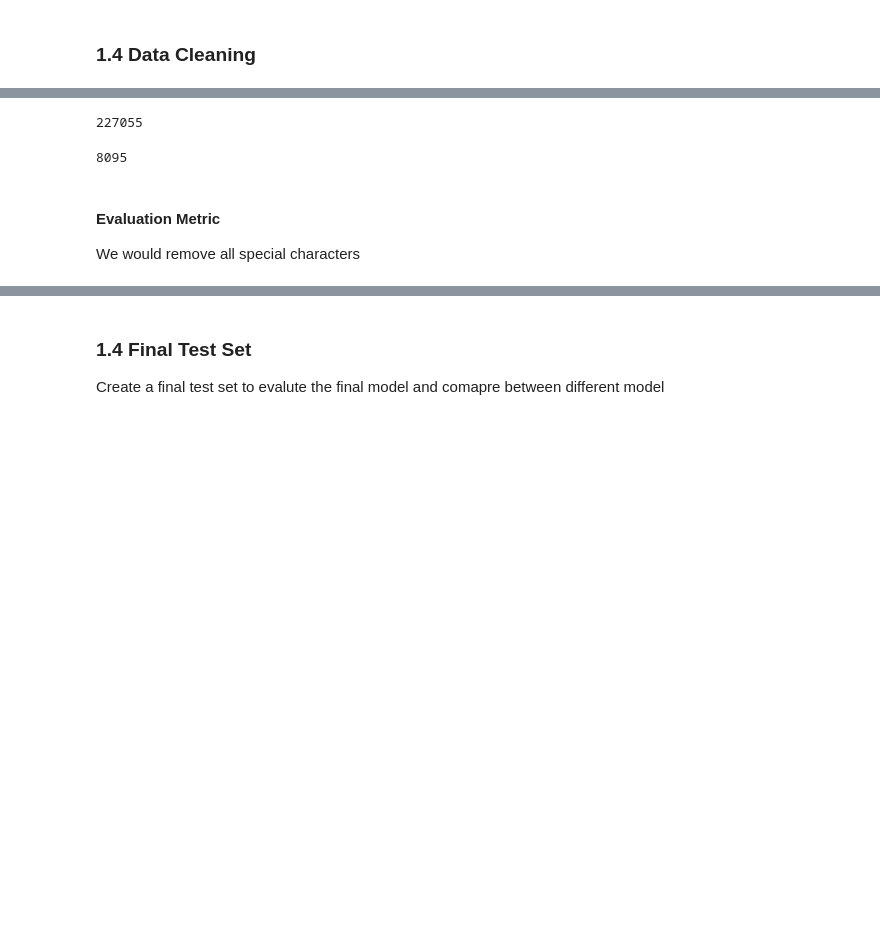
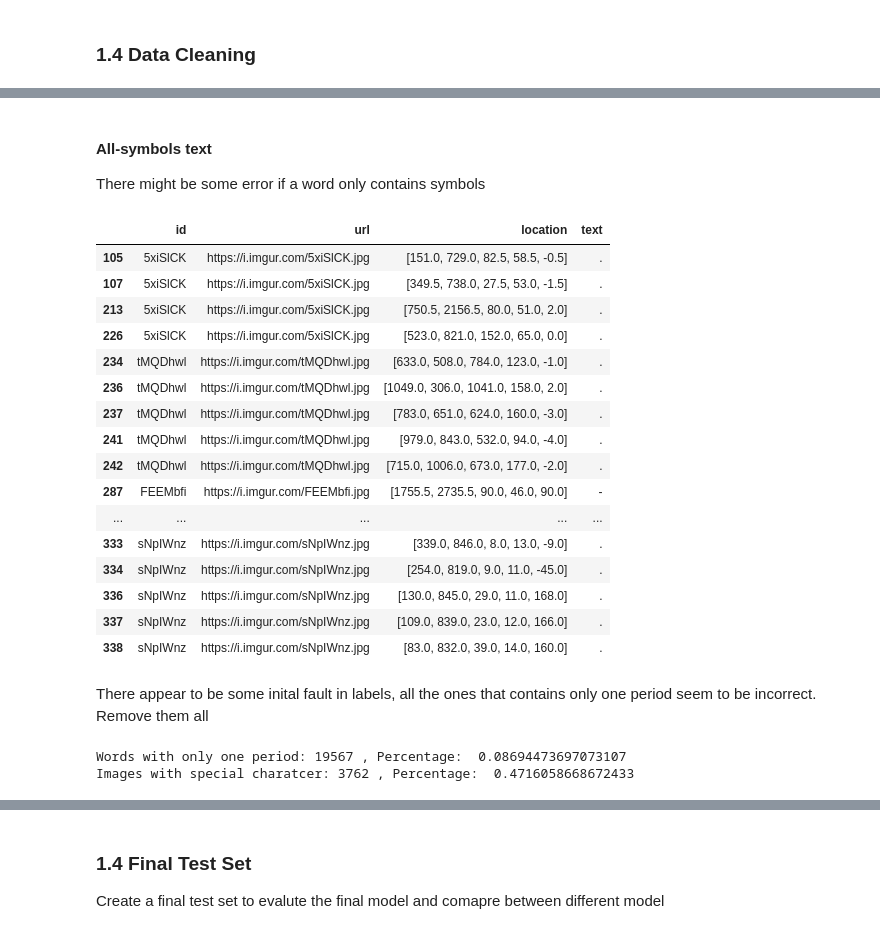
Before and after one commit to SeoliKim/stylized-handwriting-ocr, a Jupyter notebook: model.ipynb, the cells around one changed output, grey strips where cells are left out. Drawn from its saved outputs; the diff is of its cells as text; code cells hidden in the pictures; blank space fills up the shorter version.

Commit message:
data cleaning

```diff
--- a/model.ipynb
+++ b/model.ipynb
@@ -142,9 +208,0 @@ Most image contains basic special character, so it is not ideal to remove the im
-# %%
-# remove special characters
-df['clean_text'] = df['text'].str.replace(r'[^a-zA-Z0-9\s]', '', regex=True)
-# %%
-# remove the rows that only have special characters
-df = df[df['clean_text'].str.strip().ne('')]  # .strip() removes whitespace
-
-# Step 3: Rename 'clean_text' back to 'text' and drop the original
-df = df.drop('text', axis=1).rename(columns={'clean_text': 'text'})
@@ -151,3 +211,5 @@ df = df.drop('text', axis=1).rename(columns={'clean_text': 'text'})
+# %%
+df=df[~mask]
 # %%
 print("total number of words", len(df))
 print("total number of images", len(df['id'].unique()))
@@ -159,14 +225,26 @@ total number of images 7827
+# %% [markdown]
+#### All-symbols text
+There might be some error if a word only contains symbols
 # %%
-basic_chars = r'[^a-zA-Z0-9\s.,!?;:\'"-]'  # Add/remove punctuation as needed
-special_rows = df[df['text'].str.contains(basic_chars, regex=True, na=False)]
+pattern = r'^[^a-zA-Z0-9]+$'  # Matches strings with no alphanumeric chars at all
+non_alnum_rows = df[df['text'].str.contains(pattern, regex=True, na=False)]
-# %%
-len(df)
-# %% [output]
-227055
-# %%
-len(special_rows)
-# %% [output]
-8095
-# %% [markdown]
-#### Evaluation Metric
-We would remove all special characters
+# %%
+non_alnum_rows.head(20)
+# %% [output]
+|  | id | url | location | text |
+| 105 | 5xiSlCK | https://i.imgur.com/5xiSlCK.jpg | [151.0, 729.0, 82.5, 58.5, -0.5] | . |
+| 107 | 5xiSlCK | https://i.imgur.com/5xiSlCK.jpg | [349.5, 738.0, 27.5, 53.0, -1.5] | . |
+| 213 | 5xiSlCK | https://i.imgur.com/5xiSlCK.jpg | [750.5, 2156.5, 80.0, 51.0, 2.0] | . |
+| 226 | 5xiSlCK | https://i.imgur.com/5xiSlCK.jpg | [523.0, 821.0, 152.0, 65.0, 0.0] | . |
+| 234 | tMQDhwl | https://i.imgur.com/tMQDhwl.jpg | [633.0, 508.0, 784.0, 123.0, -1.0] | . |
+| 236 | tMQDhwl | https://i.imgur.com/tMQDhwl.jpg | [1049.0, 306.0, 1041.0, 158.0, 2.0] | . |
+| 237 | tMQDhwl | https://i.imgur.com/tMQDhwl.jpg | [783.0, 651.0, 624.0, 160.0, -3.0] | . |
+| 241 | tMQDhwl | https://i.imgur.com/tMQDhwl.jpg | [979.0, 843.0, 532.0, 94.0, -4.0] | . |
+| 242 | tMQDhwl | https://i.imgur.com/tMQDhwl.jpg | [715.0, 1006.0, 673.0, 177.0, -2.0] | . |
+| 287 | FEEMbfi | https://i.imgur.com/FEEMbfi.jpg | [1755.5, 2735.5, 90.0, 46.0, 90.0] | - |
+| ... | ... | ... | ... | ... |
+| 333 | sNpIWnz | https://i.imgur.com/sNpIWnz.jpg | [339.0, 846.0, 8.0, 13.0, -9.0] | . |
+| 334 | sNpIWnz | https://i.imgur.com/sNpIWnz.jpg | [254.0, 819.0, 9.0, 11.0, -45.0] | . |
+| 336 | sNpIWnz | https://i.imgur.com/sNpIWnz.jpg | [130.0, 845.0, 29.0, 11.0, 168.0] | . |
+| 337 | sNpIWnz | https://i.imgur.com/sNpIWnz.jpg | [109.0, 839.0, 23.0, 12.0, 166.0] | . |
+| 338 | sNpIWnz | https://i.imgur.com/sNpIWnz.jpg | [83.0, 832.0, 39.0, 14.0, 160.0] | . |
@@ -172,0 +257,2 @@ We would remove all special characters
+# %% [markdown]
+There appear to be some inital fault in labels, all the ones that contains only one period seem to be incorrect. Remove them all
@@ -172,0 +261,6 @@ We would remove all special characters
+# %%
+print("Words with only one period:", len(only_period_rows), ", Percentage: ", len(only_period_rows)/len(df))
+print("Images with special charatcer:", len(only_period_rows['id'].unique()), ", Percentage: ", len(only_period_rows['id'].unique())/len(df['id'].unique()))
+# %% [output]
+Words with only one period: 19567 , Percentage:  0.08694473697073107
+Images with special charatcer: 3762 , Percentage:  0.4716058668672433
```
Also changed, not shown: parts of 36 cells of this notebook.
